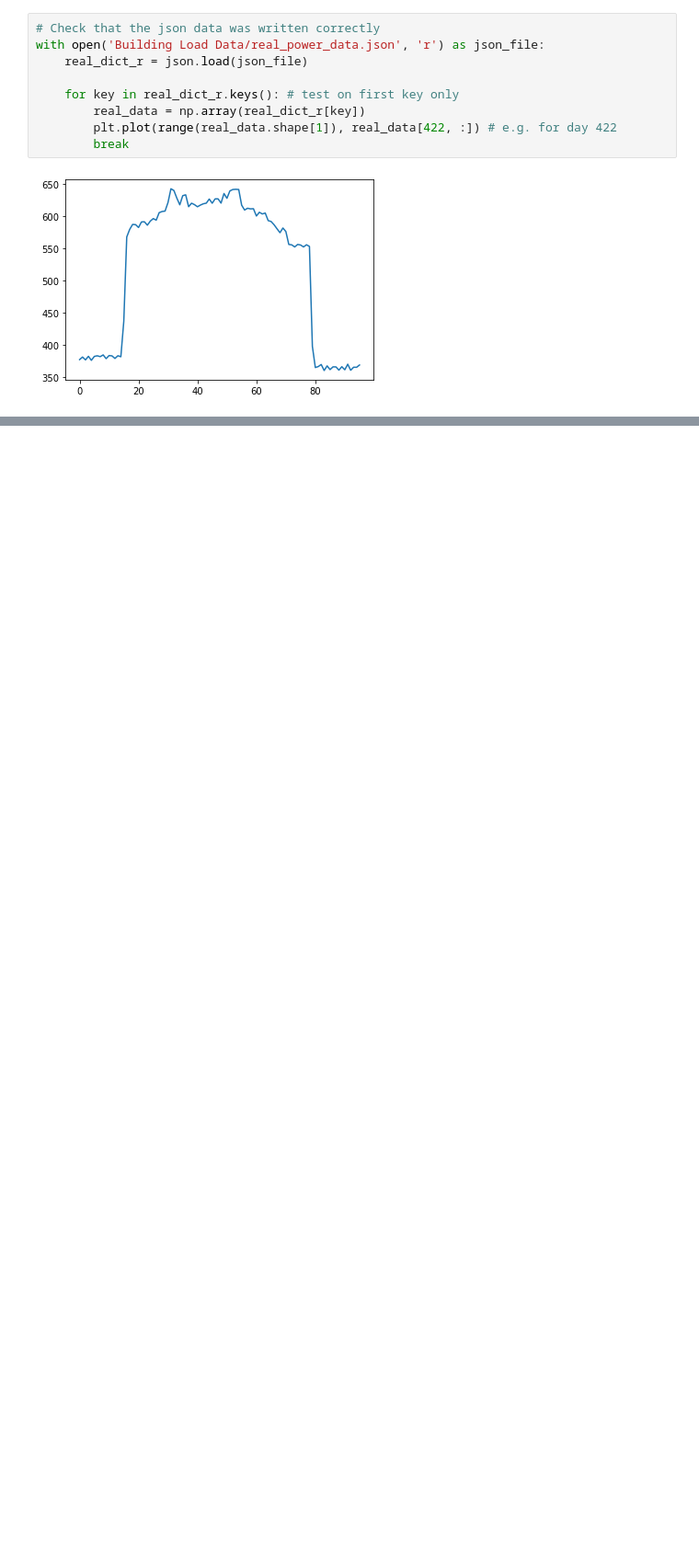
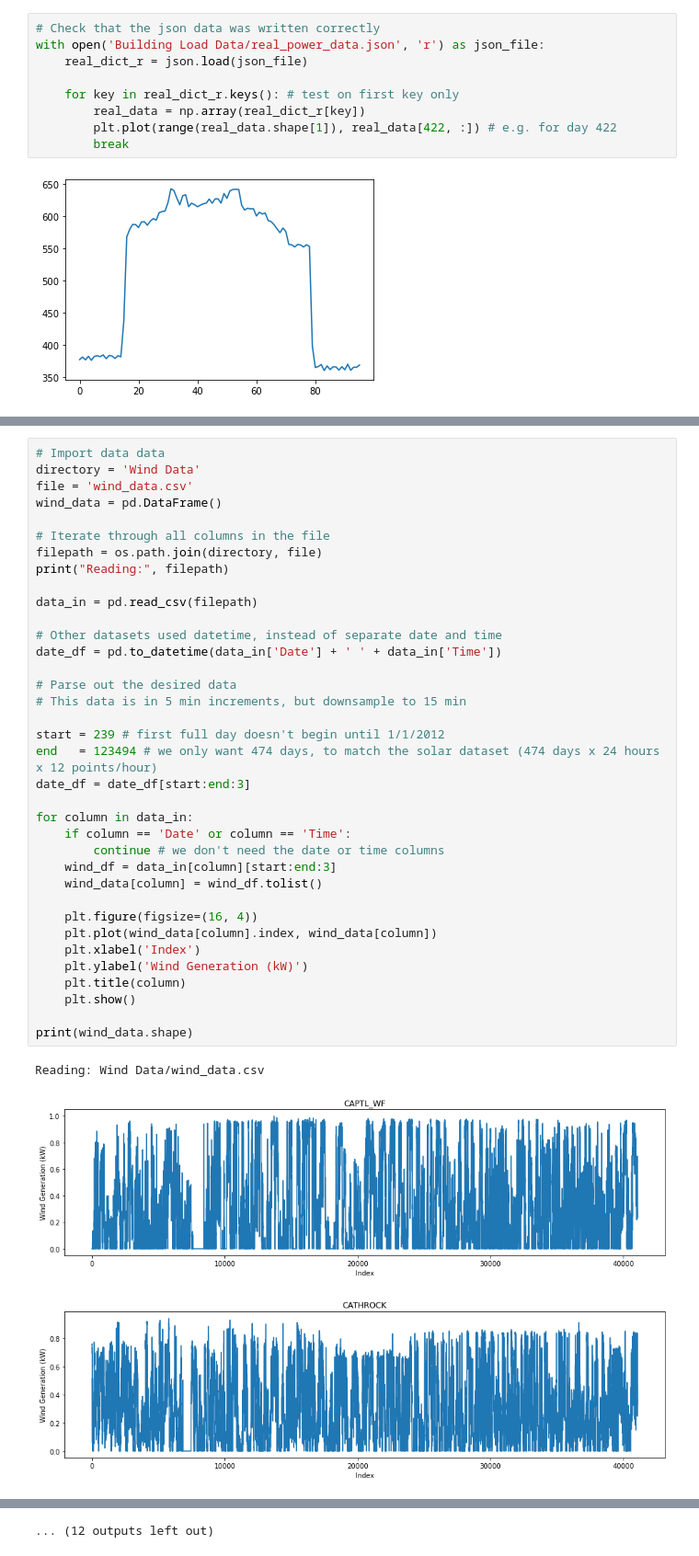
Before and after one commit to carlacupcake/CE291-V2G, a Jupyter notebook: sandbox.ipynb, the cells around one changed output, grey strips where cells are left out. Shown at 92% size. Cells and saved outputs as stored; diff of their text form; blank space fills up the shorter version.

```diff
--- a/sandbox.ipynb
+++ b/sandbox.ipynb
@@ -176,0 +180,40 @@ with open('Building Load Data/real_power_data.json', 'r') as json_file:
+# %%
+# Import data data
+directory = 'Wind Data'
+file = 'wind_data.csv'
+wind_data = pd.DataFrame()
+
+# Iterate through all columns in the file
+filepath = os.path.join(directory, file)
+print("Reading:", filepath)
+
+data_in = pd.read_csv(filepath)
+
+# Other datasets used datetime, instead of separate date and time
+date_df = pd.to_datetime(data_in['Date'] + ' ' + data_in['Time'])
+
+# Parse out the desired data
+# This data is in 5 min increments, but downsample to 15 min
+
+start = 239 # first full day doesn't begin until 1/1/2012
+end   = 123494 # we only want 474 days, to match the solar dataset (474 days x 24 hours x 12 points/hour)
+date_df = date_df[start:end:3]
+
+for column in data_in:
+    if column == 'Date' or column == 'Time':
+        continue # we don't need the date or time columns
+    wind_df = data_in[column][start:end:3]
+    wind_data[column] = wind_df.tolist()
+
+    plt.figure(figsize=(16, 4))
+    plt.plot(wind_data[column].index, wind_data[column])
+    plt.xlabel('Index')
+    plt.ylabel('Wind Generation (kW)')
+    plt.title(column)
+    plt.show()
+
+print(wind_data.shape)
+# %% [output]
+Reading: Wind Data/wind_data.csv
+[figure, added]
+[figure, added]
@@ -176,0 +229 @@ with open('Building Load Data/real_power_data.json', 'r') as json_file:
+... (12 outputs left out)
```
Also changed, not shown: parts of 7 cells of this notebook, 29 other files.
